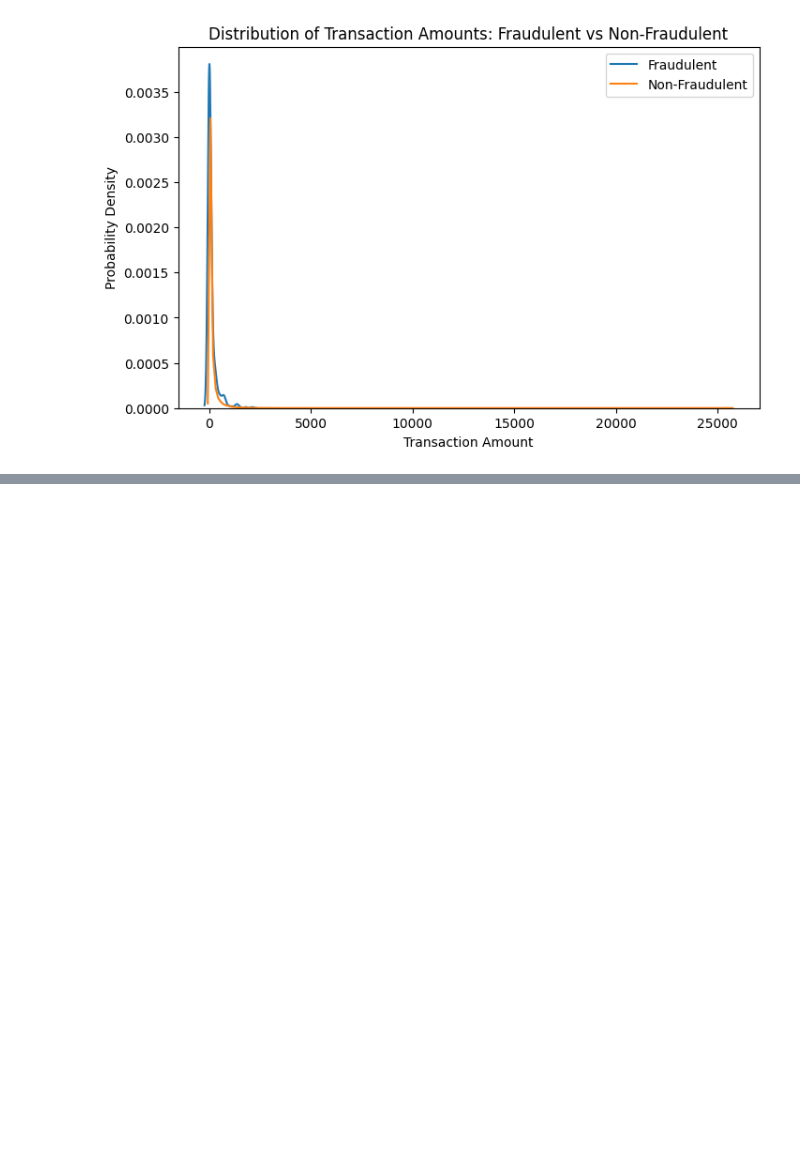
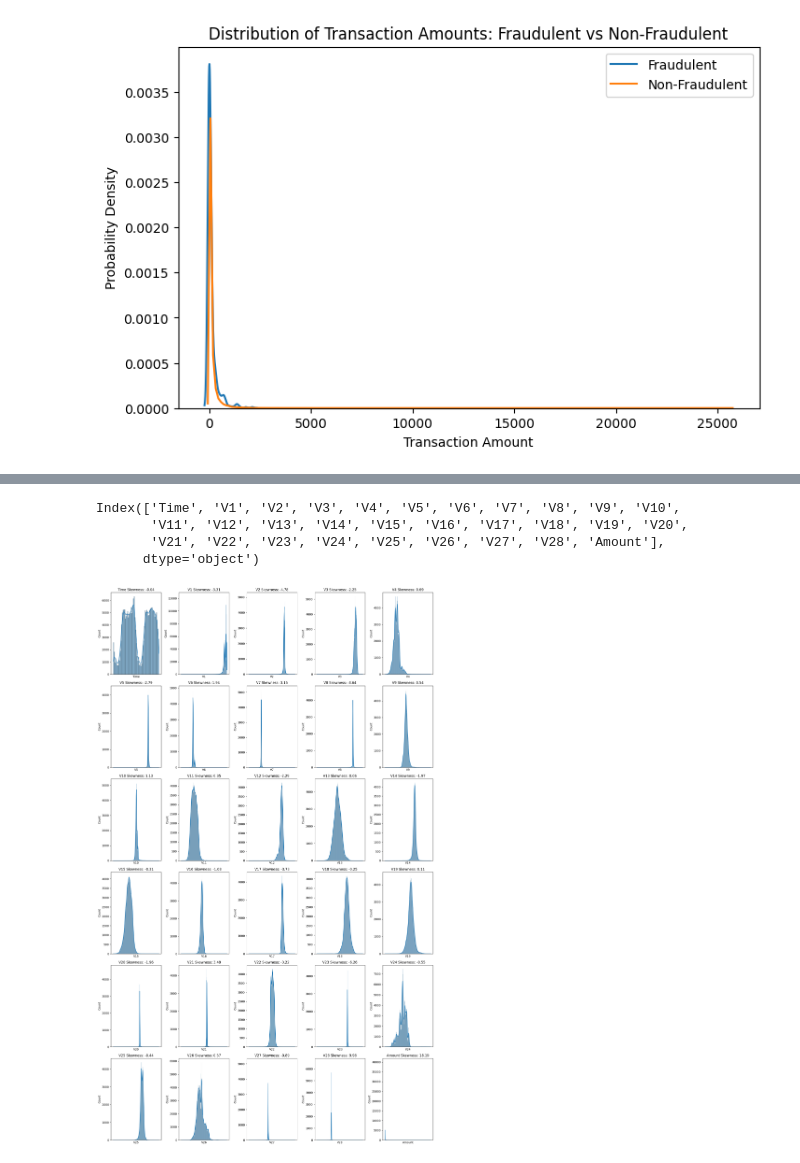
Before and after one commit to Malikshemi3344/datascienceproject, a Jupyter notebook: datascience_project.ipynb, the cells around one changed output, grey strips where cells are left out. Saved outputs shown, nothing was run; the diff lists cells and outputs as text; code cells hidden in the pictures; blank space fills up the shorter version.

```diff
--- a/datascience_project.ipynb
+++ b/datascience_project.ipynb
@@ -273,0 +233,29 @@ synthetic samples saved to'resampled_creditcard_fraud.csv'
+# %%
+# Listing the columns
+all_columns = X_train.columns
+all_columns
+# %% [output]
+Index(['Time', 'V1', 'V2', 'V3', 'V4', 'V5', 'V6', 'V7', 'V8', 'V9', 'V10',
+       'V11', 'V12', 'V13', 'V14', 'V15', 'V16', 'V17', 'V18', 'V19', 'V20',
+       'V21', 'V22', 'V23', 'V24', 'V25', 'V26', 'V27', 'V28', 'Amount'],
+      dtype='object')
+# %%
+import matplotlib.pyplot as plt
+import seaborn as sns
+
+plot_counter = 0
+plt.figure(figsize=(17, 28))
+
+for column in all_columns:
+    plot_counter += 1
+    plt.subplot(6, 5, plot_counter)
+    sns.histplot(X_train[column], kde=True)
+    plt.title(f"{column} Skewness: {X_train[column].skew():.2f}")
+
+    # Remove x-axis labels and ticks
+    plt.xticks([])
+
+plt.tight_layout()  # To avoid overlapping of subplots
+plt.show()
+# %% [output]
+[figure, added]
```
Also changed, not shown: parts of 28 cells of this notebook.
